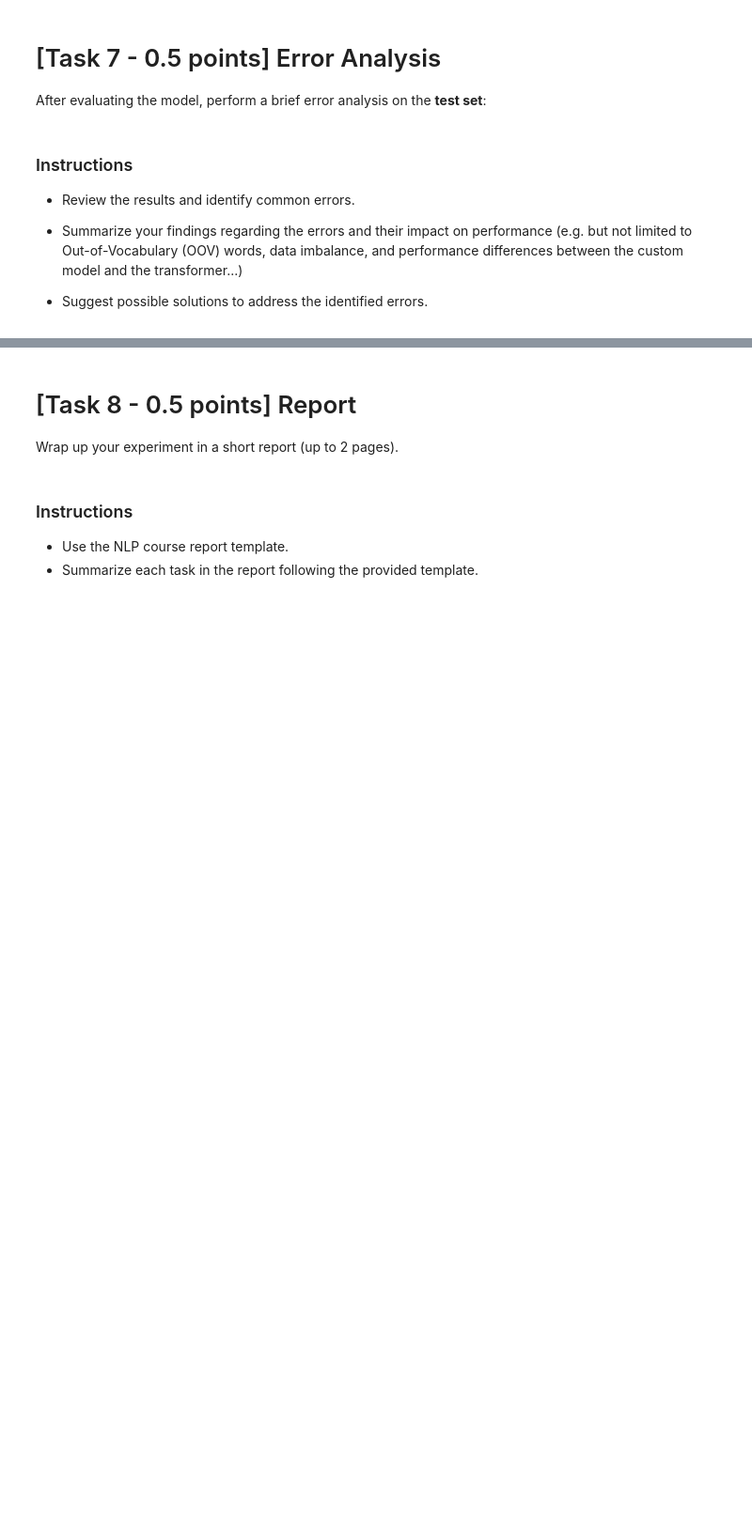
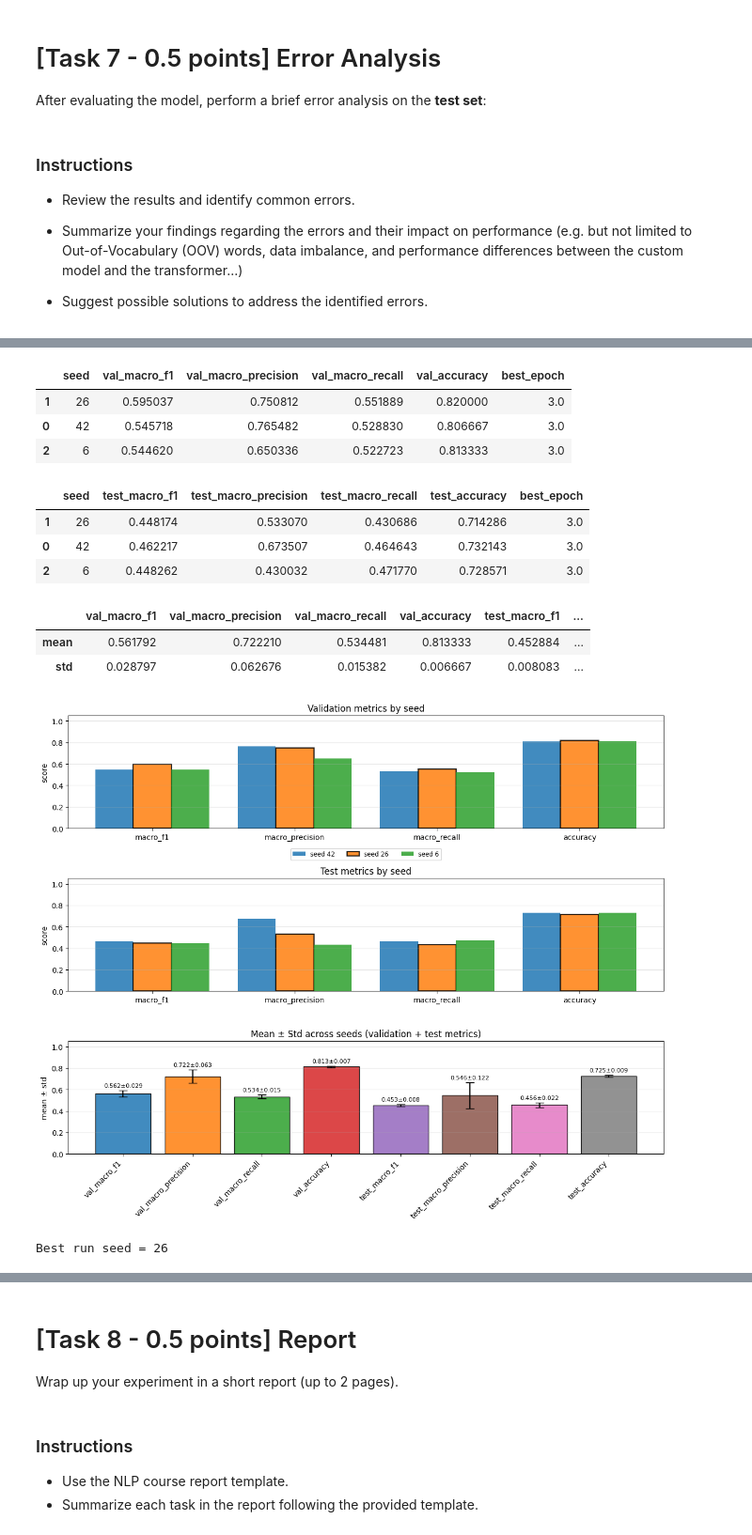
Before and after one commit to 26leonardo/NLP_project, a Jupyter notebook: A1/Assignment1-2526.ipynb, the cells around one changed output, grey strips where cells are left out. Shown at 94% size. Drawn from its saved outputs; the diff is of its cells as text; code cells hidden in the pictures; blank space fills up the shorter version.

```diff
--- a/A1/Assignment1-2526.ipynb
+++ b/A1/Assignment1-2526.ipynb
@@ -1506,0 +1613,4 @@ After evaluating the model, perform a brief error analysis on the **test set**:
+# %%
+results_cleaned, logs_cleaned, best_model_dirs_cleaned = train_evaluate_model(seeds, hyper, output_dir, fine_tune_partially = False, VERBOSE = False, best_subdir_name="best_model_cleaned")
+df_out_cleaned = pd.DataFrame(results_cleaned)
+df_out = df_out_cleaned.sort_values("test_macro_f1", ascending=False).reset_index(drop=True)
@@ -1506,0 +1649,22 @@ After evaluating the model, perform a brief error analysis on the **test set**:
+# %%
+display(df_out_cleaned.filter(regex='seed|best_epoch|val').sort_values("val_macro_f1", ascending=False))
+display(df_out_cleaned.sort_values("val_macro_f1", ascending=False).filter(regex='seed|best_epoch|test'))
+agg_cleaned, best_run_cleaned = mean_std(df_out_cleaned)
+display(agg_cleaned)
+plot_summary_metrics(df_out_cleaned, agg_cleaned, best_run_cleaned)
+best_seed_cleaned = int(best_run_cleaned.to_dict()["seed"])
+print("Best run seed =", best_seed_cleaned)
+# %% [output]
+|  | seed | val_macro_f1 | val_macro_precision | val_macro_recall | val_accuracy | best_epoch |
+| 1 | 26 | 0.595037 | 0.750812 | 0.551889 | 0.820000 | 3.0 |
+| 0 | 42 | 0.545718 | 0.765482 | 0.528830 | 0.806667 | 3.0 |
+| 2 | 6 | 0.544620 | 0.650336 | 0.522723 | 0.813333 | 3.0 |
+|  | seed | test_macro_f1 | test_macro_precision | test_macro_recall | test_accuracy | best_epoch |
+| 1 | 26 | 0.448174 | 0.533070 | 0.430686 | 0.714286 | 3.0 |
+| 0 | 42 | 0.462217 | 0.673507 | 0.464643 | 0.732143 | 3.0 |
+| 2 | 6 | 0.448262 | 0.430032 | 0.471770 | 0.728571 | 3.0 |
+|  | val_macro_f1 | val_macro_precision | val_macro_recall | val_accuracy | test_macro_f1 | ... |
+| mean | 0.561792 | 0.722210 | 0.534481 | 0.813333 | 0.452884 | ... |
+| std | 0.028797 | 0.062676 | 0.015382 | 0.006667 | 0.008083 | ... |
+[figure, added]
+Best run seed = 26
```
Also changed, not shown: parts of 20 cells of this notebook, 1 other file.
